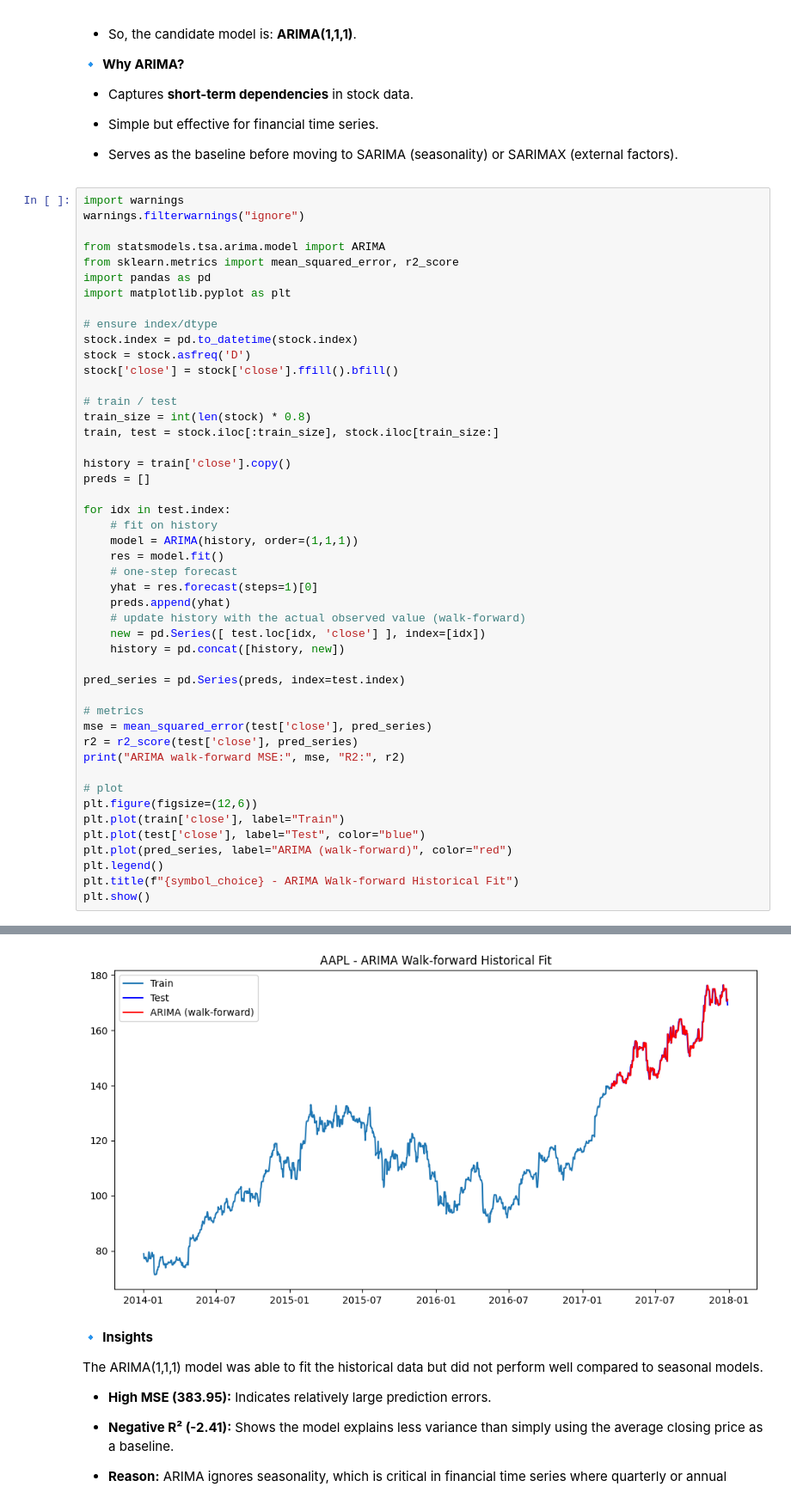
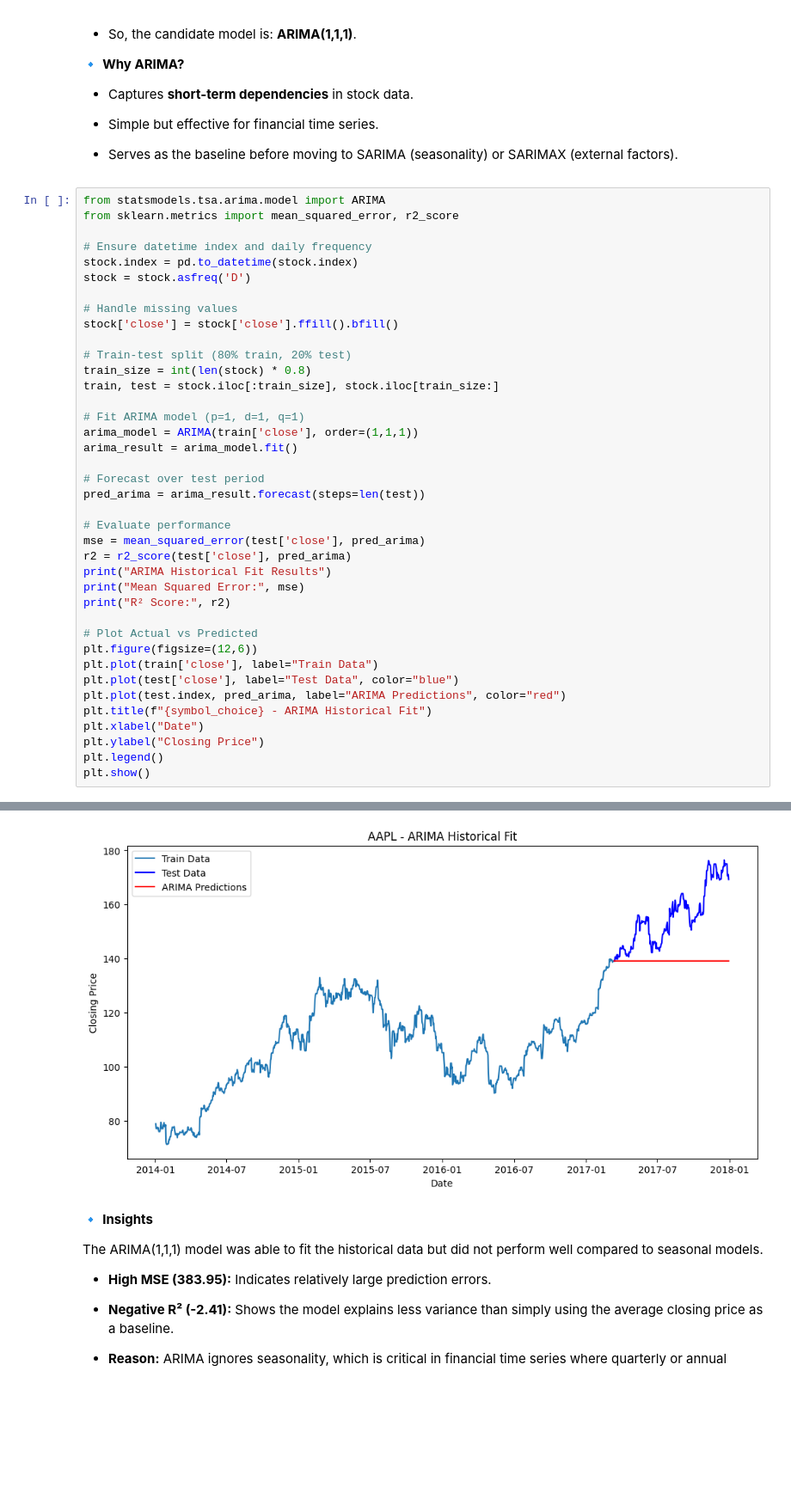
Before and after one commit to OcSpice/Time-Series-Analysis-Stock-Closing-Prices-, a Jupyter notebook: Time_Series_Analysis_Stock_Closing_Prices.ipynb, the cells around one changed output, grey strips where cells are left out. Shown at 86% size. Saved outputs shown, nothing was run; the diff lists cells and outputs as text; blank space fills up the shorter version.

```diff
--- a/Time_Series_Analysis_Stock_Closing_Prices.ipynb
+++ b/Time_Series_Analysis_Stock_Closing_Prices.ipynb
@@ -445,50 +447,42 @@ For our stock dataset:
 
 - Serves as the baseline before moving to SARIMA (seasonality) or SARIMAX (external factors).
 # %%
-import warnings
-warnings.filterwarnings("ignore")
-
 from statsmodels.tsa.arima.model import ARIMA
 from sklearn.metrics import mean_squared_error, r2_score
-import pandas as pd
-import matplotlib.pyplot as plt
 
-# ensure index/dtype
+# Ensure datetime index and daily frequency
 stock.index = pd.to_datetime(stock.index)
 stock = stock.asfreq('D')
+
+# Handle missing values
 stock['close'] = stock['close'].ffill().bfill()
 
-# train / test
+# Train-test split (80% train, 20% test)
 train_size = int(len(stock) * 0.8)
 train, test = stock.iloc[:train_size], stock.iloc[train_size:]
 
-history = train['close'].copy()
-preds = []
+# Fit ARIMA model (p=1, d=1, q=1)
+arima_model = ARIMA(train['close'], order=(1,1,1))
+arima_result = arima_model.fit()
 
-for idx in test.index:
-    # fit on history
-    model = ARIMA(history, order=(1,1,1))
-    res = model.fit()
-    # one-step forecast
-    yhat = res.forecast(steps=1)[0]
-    preds.append(yhat)
-    # update history with the actual observed value (walk-forward)
-    new = pd.Series([ test.loc[idx, 'close'] ], index=[idx])
-    history = pd.concat([history, new])
+# Forecast over test period
+pred_arima = arima_result.forecast(steps=len(test))
 
-pred_series = pd.Series(preds, index=test.index)
+# Evaluate performance
+mse = mean_squared_error(test['close'], pred_arima)
+r2 = r2_score(test['close'], pred_arima)
+print("ARIMA Historical Fit Results")
+print("Mean Squared Error:", mse)
+print("R² Score:", r2)
 
-# metrics
-mse = mean_squared_error(test['close'], pred_series)
-r2 = r2_score(test['close'], pred_series)
-print("ARIMA walk-forward MSE:", mse, "R2:", r2)
-
-# plot
+# Plot Actual vs Predicted
 plt.figure(figsize=(12,6))
-plt.plot(train['close'], label="Train")
-plt.plot(test['close'], label="Test", color="blue")
-plt.plot(pred_series, label="ARIMA (walk-forward)", color="red")
+plt.plot(train['close'], label="Train Data")
+plt.plot(test['close'], label="Test Data", color="blue")
+plt.plot(test.index, pred_arima, label="ARIMA Predictions", color="red")
+plt.title(f"{symbol_choice} - ARIMA Historical Fit")
+plt.xlabel("Date")
+plt.ylabel("Closing Price")
 plt.legend()
-plt.title(f"{symbol_choice} - ARIMA Walk-forward Historical Fit")
 plt.show()
 # %% [output]
@@ -496,4 +492,4 @@ ARIMA walk-forward MSE: 2.357644186110197 R2: 0.9790071645721796
-[figure, old version]
+[figure, new version]
 # %% [markdown]
 🔹 **Insights**
 
```
Also changed, not shown: parts of 8 cells of this notebook.
